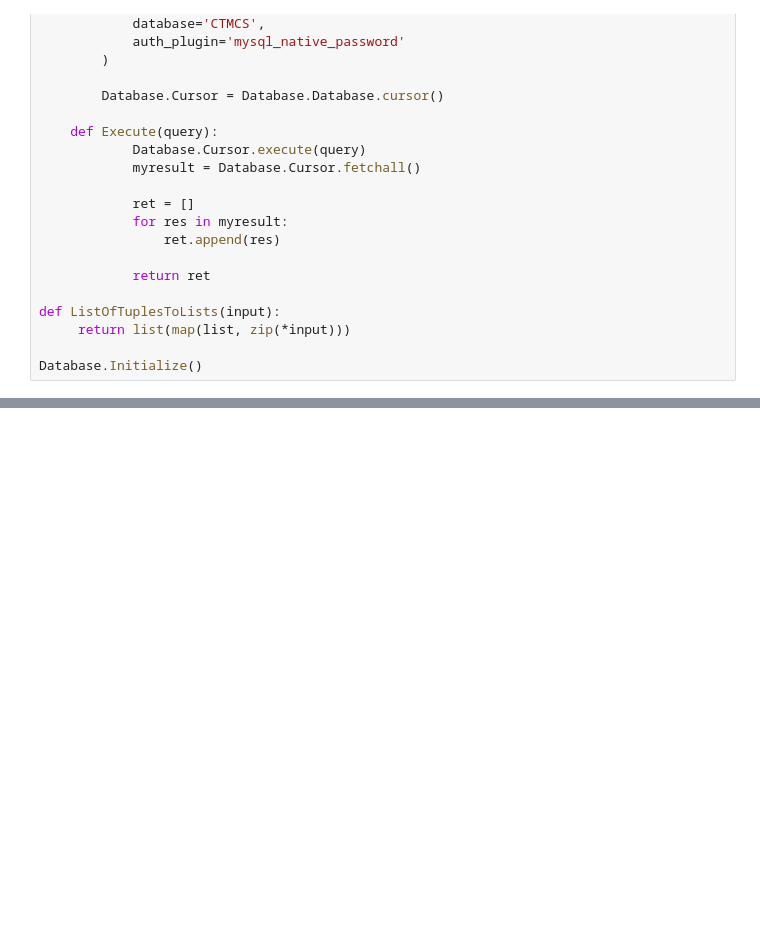
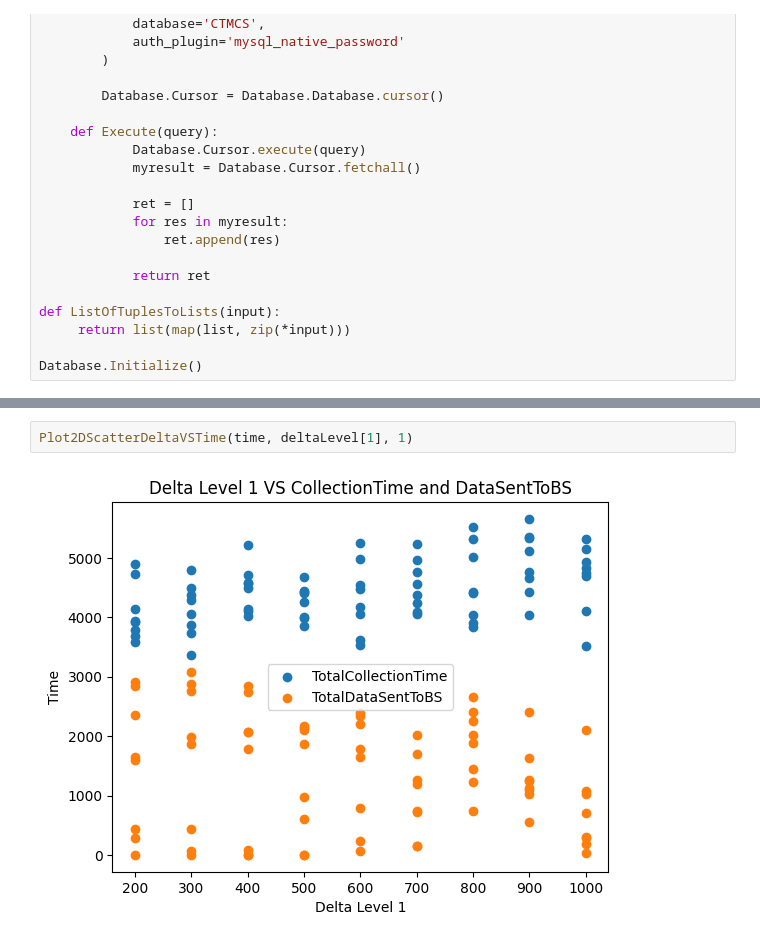
Before and after one commit to FlaneTern/FT-TDMA, a Jupyter notebook: Database/CTMCS.ipynb, the cells around one changed output, grey strips where cells are left out. Drawn from its saved outputs; the diff is of its cells as text; blank space fills up the shorter version.

```diff
--- a/Database/CTMCS.ipynb
+++ b/Database/CTMCS.ipynb
@@ -71 +86,5 @@ Plot2DScatterDeltaVSTime(time, deltaLevel[0], 0)
+# %%
+Plot2DScatterDeltaVSTime(time, deltaLevel[1], 1)
+# %% [output]
+[figure, added]
 # %%
```
Also changed, not shown: parts of 5 cells of this notebook, 2 other files.
